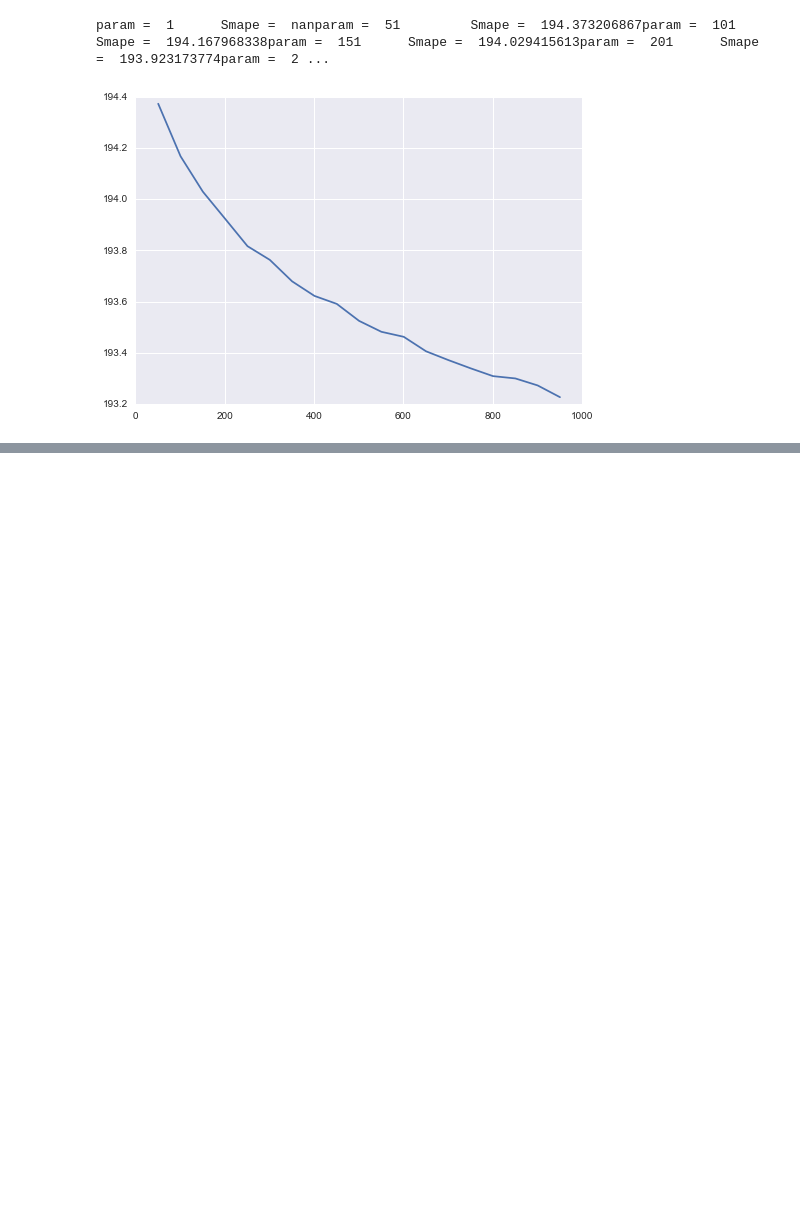
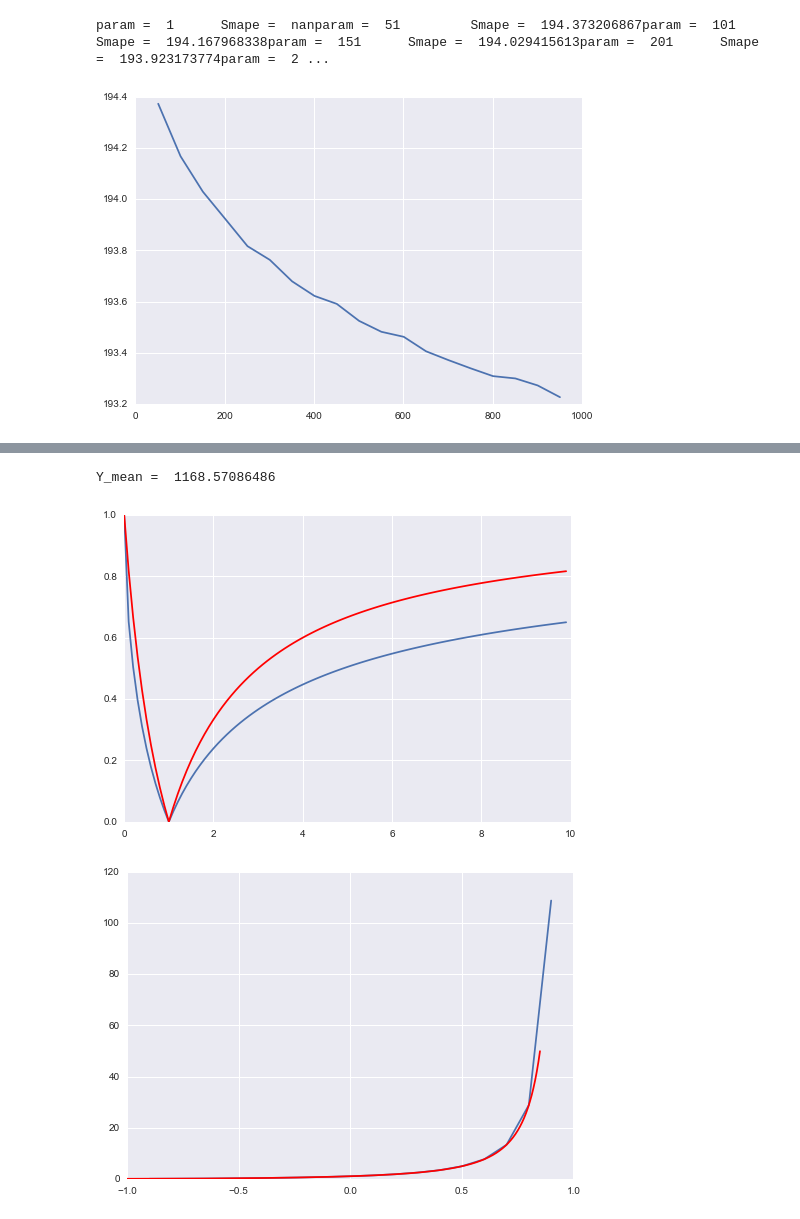
Before and after one commit to MatthewMcGonagle/KaggleWikiTraffic, a Jupyter notebook: BetterSmapeWL2.ipynb, the cells around one changed output, grey strips where cells are left out. Saved outputs shown, nothing was run; the diff lists cells and outputs as text; code cells hidden in the pictures; blank space fills up the shorter version.

```diff
--- a/BetterSmapeWL2.ipynb
+++ b/BetterSmapeWL2.ipynb
@@ -376,0 +451,33 @@ param =  1      Smape =  nanparam =  51         Smape =  194.373206867param =  1
+# %%
+# Let's try plugging typical value of Y_actual into square root bound on SMAPE formula.
+
+Y_mean = Y_train.mean()
+print('Y_mean = ', Y_mean)
+
+def Ztransform(Y, param):
+    return (np.sqrt(Y) - np.sqrt(param)) / np.sqrt(Y + param)
+
+def invZtransform(Z, param):
+    result = -1 - Z * np.sqrt(2  - Z**2)
+    result /= Z**2 - 1
+    result = param * result**2
+    return result
+
+domain = np.arange(0, 10, 0.1)
+yvals1 = np.abs(Ztransform(domain, 1))
+yvals2 = np.abs((1 - domain) / (1 + domain))
+plt.plot(domain, yvals1)
+plt.plot(domain,  yvals2, color = 'red')
+plt.show()
+
+domain1 = np.arange(-1, 1, 0.1)
+yvals1 = invZtransform(domain1, 1)
+domain2 = np.arange(0, 50, 0.1)
+yvals2 = Ztransform(domain2, 1)
+plt.plot(domain1, yvals1)
+plt.plot(yvals2, domain2, color = 'red')
+plt.show()
+# %% [output]
+Y_mean =  1168.57086486
+[figure, added]
+[figure, added]
```
Also changed, not shown: parts of 3 cells of this notebook.
